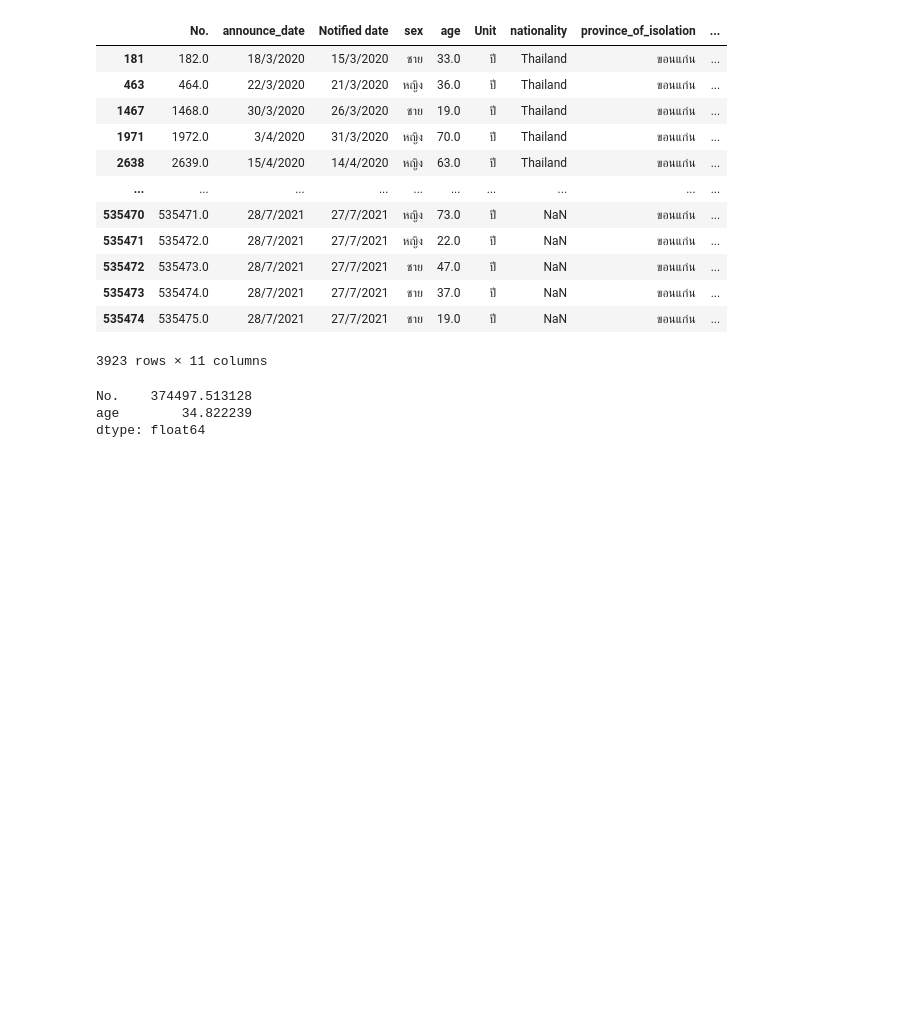
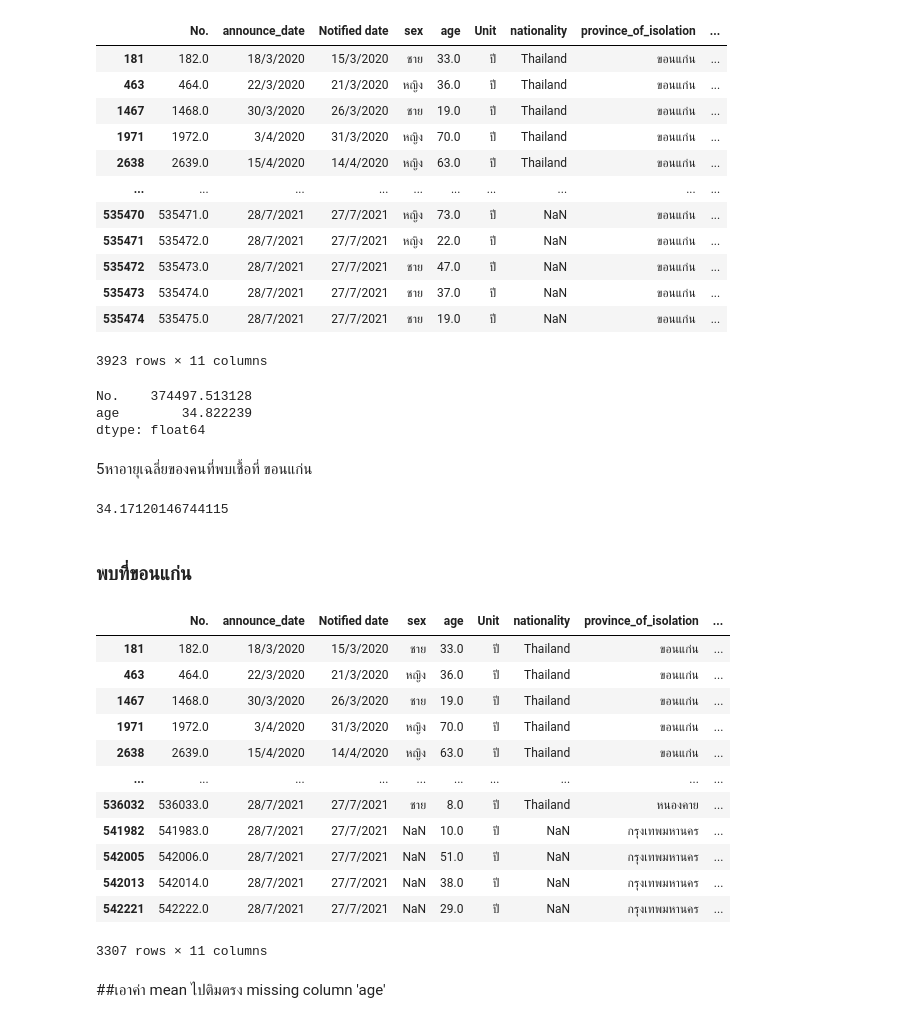
Before and after one commit to Chanakarn06/DWDM21, a Jupyter notebook: Data_Preprocessing(Chapter_3).ipynb, the cells around one changed output. Drawn from its saved outputs; the diff is of its cells as text; code cells hidden in the pictures; blank space fills up the shorter version.

Commit message:
จบ missing 5

```diff
--- a/Data_Preprocessing(Chapter_3).ipynb
+++ b/Data_Preprocessing(Chapter_3).ipynb
@@ -698,3 +698,30 @@ Avg_KK
 No.    374497.513128
 age        34.822239
 dtype: float64
+# %% [markdown]
+5หาอายุเฉลี่ยของคนที่พบเชื้อที่ ขอนแก่น
+# %%
+KK_cases = data_cases2['province_of_onset']=='ขอนแก่น'
+data_cases2[KK_cases]['age'].mean()
+# %% [output]
+34.17120146744115
+# %% [markdown]
+### พบที่ขอนแก่น
+# %%
+data_cases2[KK_cases]
+# %% [output]
+|  | No. | announce_date | Notified date | sex | age | Unit | nationality | province_of_isolation | ... |
+| 181 | 182.0 | 18/3/2020 | 15/3/2020 | ชาย | 33.0 | ปี | Thailand | ขอนแก่น | ... |
+| 463 | 464.0 | 22/3/2020 | 21/3/2020 | หญิง | 36.0 | ปี | Thailand | ขอนแก่น | ... |
+| 1467 | 1468.0 | 30/3/2020 | 26/3/2020 | ชาย | 19.0 | ปี | Thailand | ขอนแก่น | ... |
+| 1971 | 1972.0 | 3/4/2020 | 31/3/2020 | หญิง | 70.0 | ปี | Thailand | ขอนแก่น | ... |
+| 2638 | 2639.0 | 15/4/2020 | 14/4/2020 | หญิง | 63.0 | ปี | Thailand | ขอนแก่น | ... |
+| ... | ... | ... | ... | ... | ... | ... | ... | ... | ... |
+| 536032 | 536033.0 | 28/7/2021 | 27/7/2021 | ชาย | 8.0 | ปี | Thailand | หนองคาย | ... |
+| 541982 | 541983.0 | 28/7/2021 | 27/7/2021 | NaN | 10.0 | ปี | NaN | กรุงเทพมหานคร | ... |
+| 542005 | 542006.0 | 28/7/2021 | 27/7/2021 | NaN | 51.0 | ปี | NaN | กรุงเทพมหานคร | ... |
+| 542013 | 542014.0 | 28/7/2021 | 27/7/2021 | NaN | 38.0 | ปี | NaN | กรุงเทพมหานคร | ... |
+| 542221 | 542222.0 | 28/7/2021 | 27/7/2021 | NaN | 29.0 | ปี | NaN | กรุงเทพมหานคร | ... |
+3307 rows × 11 columns
+# %% [markdown]
+##เอาค่า mean ไปติมตรง missing column 'age'
```
Also changed, not shown: parts of 20 cells of this notebook.
